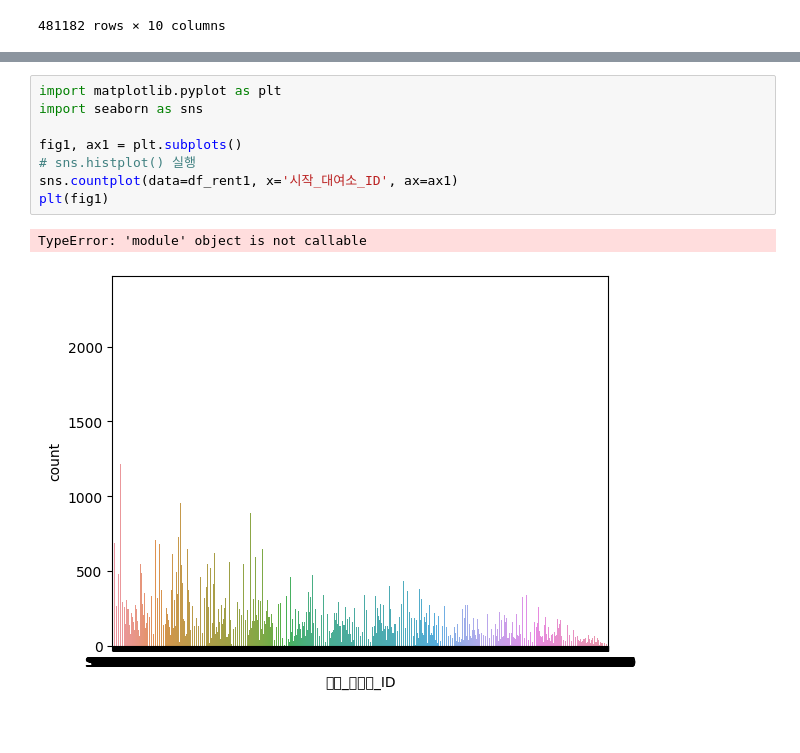
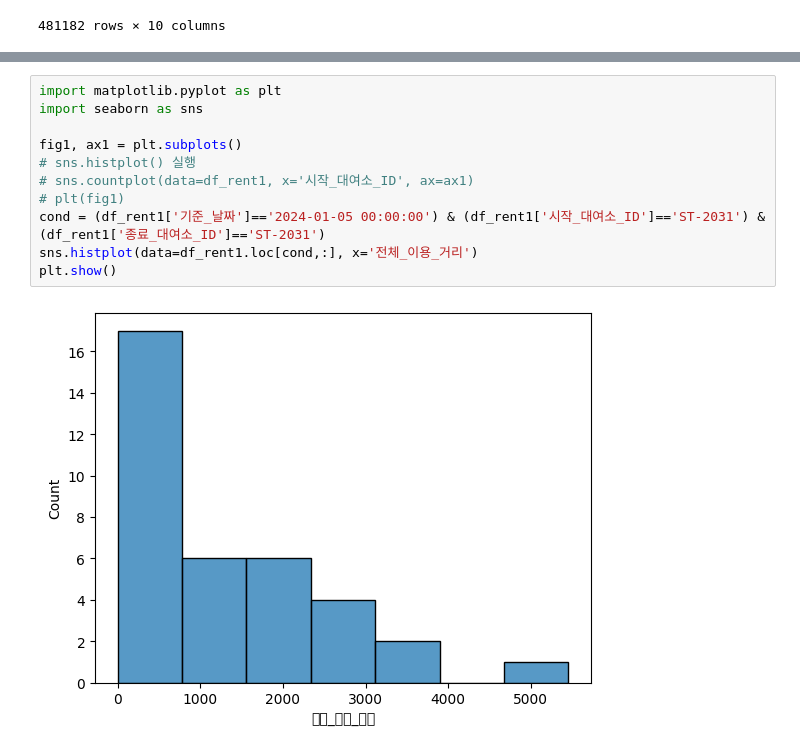
Before and after one commit to HongJeongHwan/KDT_project1_mini, a Jupyter notebook: mini_test.ipynb, the cells around one changed output, grey strips where cells are left out. Saved outputs shown, nothing was run; the diff lists cells and outputs as text; blank space fills up the shorter version.

```diff
--- a/mini_test.ipynb
+++ b/mini_test.ipynb
@@ -168,11 +211,13 @@ df_master = pd.read_csv(file_path,encoding='cp949')
 # %%
 import matplotlib.pyplot as plt
 import seaborn as sns
 
 fig1, ax1 = plt.subplots()
 # sns.histplot() 실행
-sns.countplot(data=df_rent1, x='시작_대여소_ID', ax=ax1)
-plt(fig1)
+# sns.countplot(data=df_rent1, x='시작_대여소_ID', ax=ax1)
+# plt(fig1)
+cond = (df_rent1['기준_날짜']=='2024-01-05 00:00:00') & (df_rent1['시작_대여소_ID']=='ST-2031') & (df_rent1['종료_대여소_ID']=='ST-2031')
+sns.histplot(data=df_rent1.loc[cond,:], x='전체_이용_거리')
+plt.show()
 # %% [output]
-TypeError: 'module' object is not callable
-[figure, old version]
+[figure, new version]
```
Also changed, not shown: parts of 6 cells of this notebook, 1 other file.
